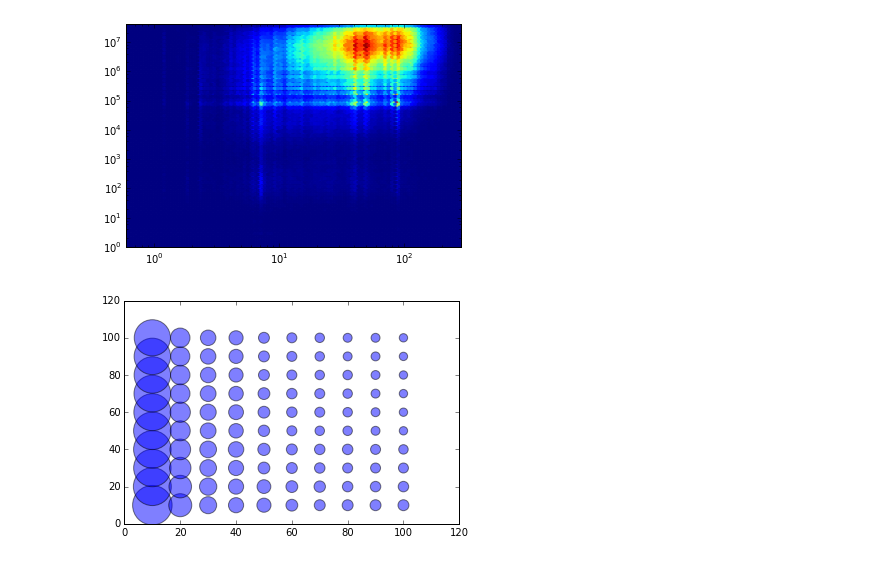
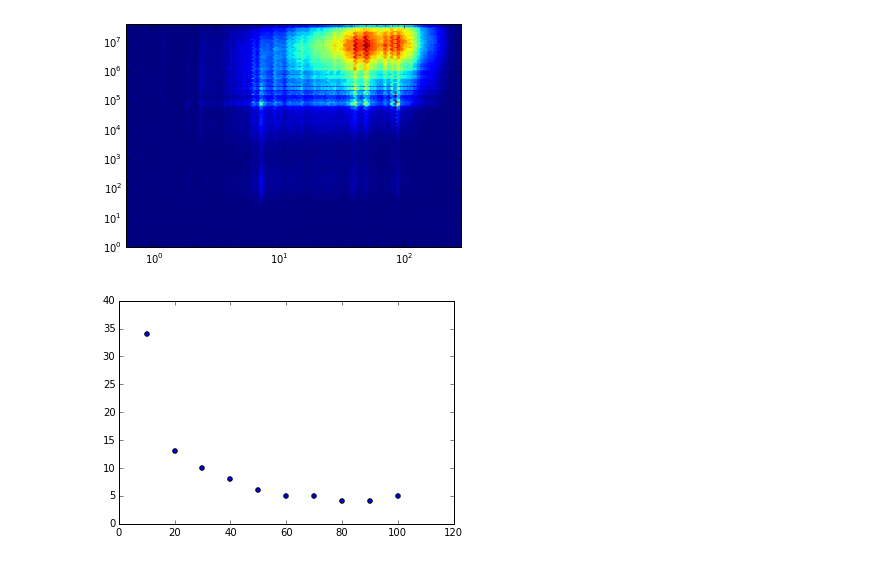
Before and after one commit to telmomenezes/ghostborders, a Jupyter notebook: ipython/graph_stats.ipynb, the cells around one changed output. Drawn from its saved outputs; the diff is of its cells as text; code cells hidden in the pictures.

```diff
--- a/ipython/graph_stats.ipynb
+++ b/ipython/graph_stats.ipynb
@@ -39,13 +39,13 @@ plt.show()
 [figure]
 # %%
 import numpy as np
-data = np.genfromtxt('/Users/telmo/projects/ghostborders/belgium2-percentiles/metrics.csv', names=['dist', 'time', 'modularity','ncomms'], skip_header=1, delimiter=',')
+data = np.genfromtxt('/Users/telmo/projects/ghostborders/belgium-percentiles/metrics2.csv', names=['dist', 'time', 'modularity','ncomms'], skip_header=1, delimiter=',')
 # %%
 %matplotlib inline
 
 import matplotlib.pyplot as plt
 
-plt.scatter(data['dist'], data['time'], s=data['ncomms'] * 10, alpha=0.5)
+plt.scatter(data['dist'], data['ncomms'])
 plt.show()
 # %% [output]
-[figure, old version]
+[figure, new version]
```
Also changed, not shown: 4 other files.
